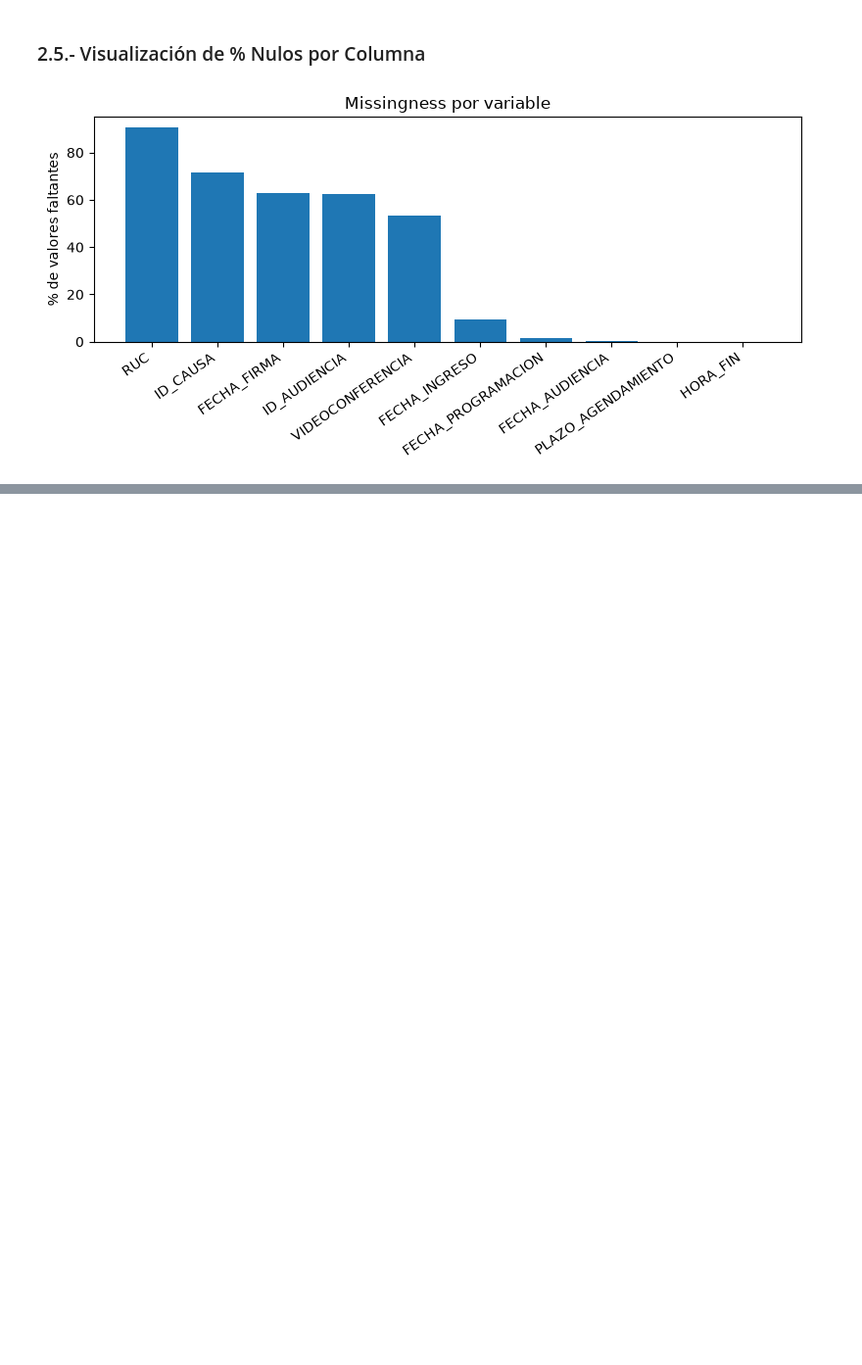
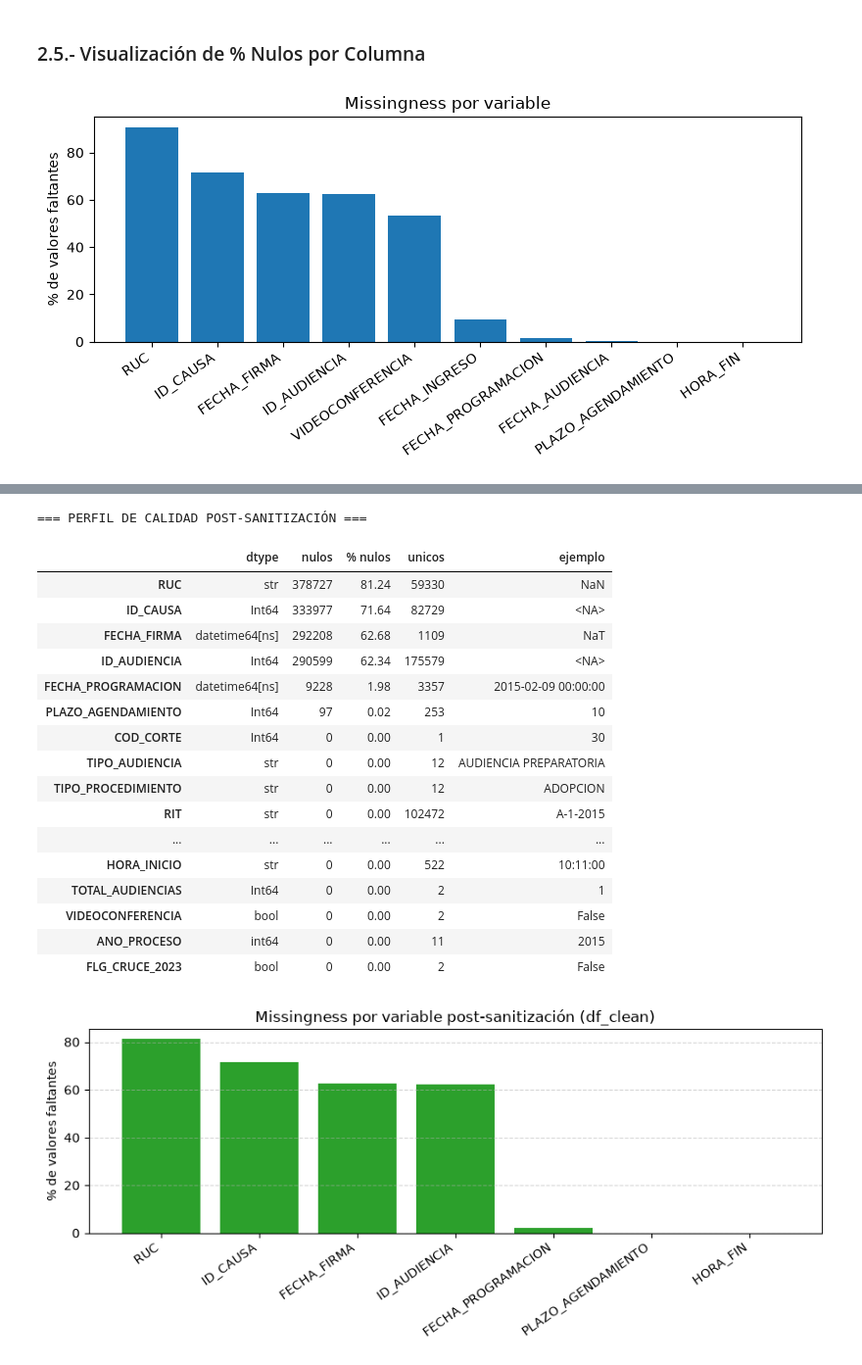
Before and after one commit to cristobalarm2000/CD-2026-Proyecto-EquipoEMCR, a Jupyter notebook: notebooks/01 ETL_audienciasparquet.ipynb, the cells around one changed output, grey strips where cells are left out. Shown at 98% size. Drawn from its saved outputs; the diff is of its cells as text; code cells hidden in the pictures; blank space fills up the shorter version.

Commit message:
Se completó ETL desde ingesta a ingeniería de características. Además, se integraron dos páginas a la app, informe sin código de proceso ETL y la otra, un tablero de BI

```diff
--- a/notebooks/01 ETL_audienciasparquet.ipynb
+++ b/notebooks/01 ETL_audienciasparquet.ipynb
@@ -209,0 +558,9 @@ plt.show()
+# %%
+df_clean['ANO_AUDIENCIA'] = df_clean['ANO_AUDIENCIA'].astype('Int64')
+df_clean['PLAZO_AGENDAMIENTO'] = df_clean['PLAZO_AGENDAMIENTO'].astype('Int64')
+
+print("=== VERIFICACIÓN DE CASTEO NUMÉRICO ===")
+print("Dtype ANO_AUDIENCIA:", df_clean['ANO_AUDIENCIA'].dtype)
+print("Dtype PLAZO_AGENDAMIENTO:", df_clean['PLAZO_AGENDAMIENTO'].dtype)
+print("\nResumen estadístico de PLAZO_AGENDAMIENTO:")
+display(df_clean['PLAZO_AGENDAMIENTO'].describe().to_frame())
@@ -209,0 +586,45 @@ plt.show()
+# %%
+# Perfil de calidad post-sanitización
+perfil_sanitizado = pd.DataFrame({
+    "dtype": df_clean.dtypes.astype(str),
+    "nulos": df_clean.isna().sum(),
+    "% nulos": (df_clean.isna().mean() * 100).round(2),
+    "unicos": df_clean.nunique(dropna=True),
+    "ejemplo": df_clean.iloc[0]
+}).sort_values("% nulos", ascending=False)
+
+print("=== PERFIL DE CALIDAD POST-SANITIZACIÓN ===")
+display(perfil_sanitizado)
+
+# Visualización de % Nulos por Columna
+missing_clean = df_clean.isna().mean().sort_values(ascending=False) * 100
+missing_clean = missing_clean[missing_clean > 0]
+
+plt.figure(figsize=(9, 4))
+plt.bar(missing_clean.index, missing_clean.values, color="#2ca02c")
+plt.ylabel("% de valores faltantes")
+plt.title("Missingness por variable post-sanitización (df_clean)")
+plt.xticks(rotation=35, ha="right")
+plt.grid(axis='y', linestyle='--', alpha=0.5)
+plt.tight_layout()
+plt.show()
+# %% [output]
+=== PERFIL DE CALIDAD POST-SANITIZACIÓN ===
+|  | dtype | nulos | % nulos | unicos | ejemplo |
+| RUC | str | 378727 | 81.24 | 59330 | NaN |
+| ID_CAUSA | Int64 | 333977 | 71.64 | 82729 | <NA> |
+| FECHA_FIRMA | datetime64[ns] | 292208 | 62.68 | 1109 | NaT |
+| ID_AUDIENCIA | Int64 | 290599 | 62.34 | 175579 | <NA> |
+| FECHA_PROGRAMACION | datetime64[ns] | 9228 | 1.98 | 3357 | 2015-02-09 00:00:00 |
+| PLAZO_AGENDAMIENTO | Int64 | 97 | 0.02 | 253 | 10 |
+| COD_CORTE | Int64 | 0 | 0.00 | 1 | 30 |
+| TIPO_AUDIENCIA | str | 0 | 0.00 | 12 | AUDIENCIA PREPARATORIA |
+| TIPO_PROCEDIMIENTO | str | 0 | 0.00 | 12 | ADOPCION |
+| RIT | str | 0 | 0.00 | 102472 | A-1-2015 |
+| ... | ... | ... | ... | ... | ... |
+| HORA_INICIO | str | 0 | 0.00 | 522 | 10:11:00 |
+| TOTAL_AUDIENCIAS | Int64 | 0 | 0.00 | 2 | 1 |
+| VIDEOCONFERENCIA | bool | 0 | 0.00 | 2 | False |
+| ANO_PROCESO | int64 | 0 | 0.00 | 11 | 2015 |
+| FLG_CRUCE_2023 | bool | 0 | 0.00 | 2 | False |
+[figure, added]
```
Also changed, not shown: parts of 31 cells of this notebook, 26 other files.
